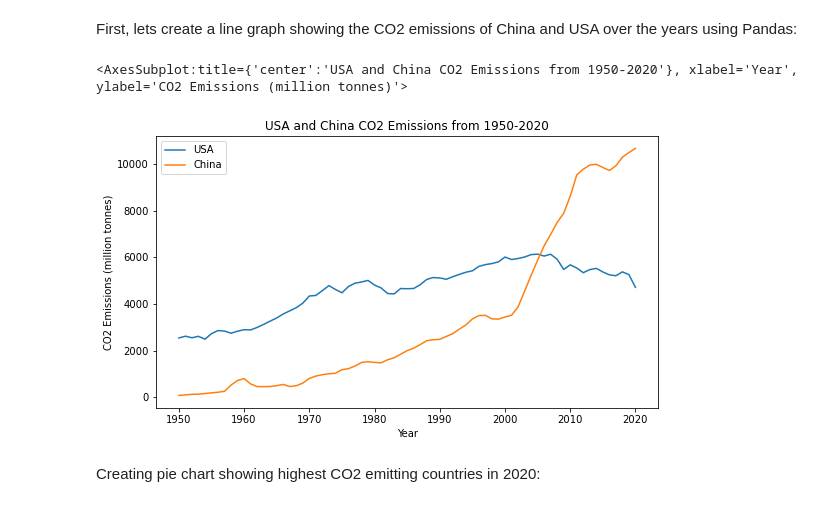
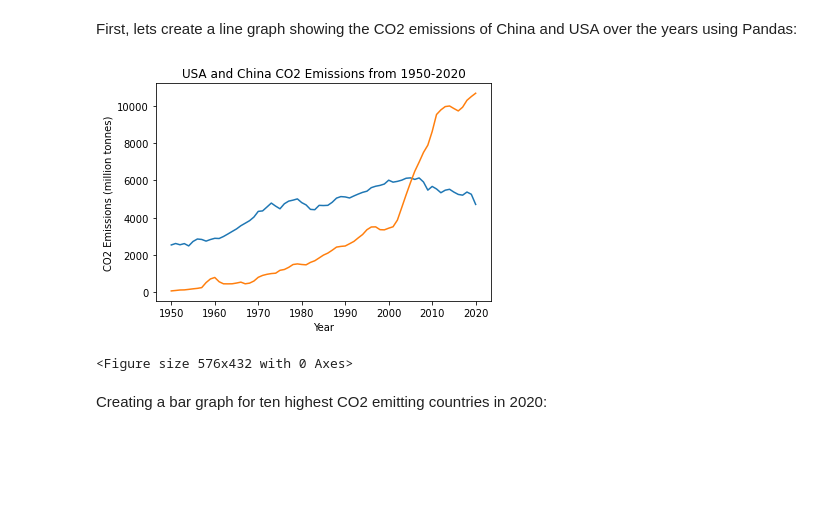
Before and after one commit to seanjkk/co2-emissions-project, a Jupyter notebook: analysis.ipynb, the cells around one changed output. Saved outputs shown, nothing was run; the diff lists cells and outputs as text; code cells hidden in the pictures; blank space fills up the shorter version.

```diff
--- a/analysis.ipynb
+++ b/analysis.ipynb
@@ -248,24 +254,30 @@ First, lets create a line graph showing the CO2 emissions of China and USA over
 # %%
 # Creating new data frame for each country
 df_usa = df[(df.country == 'United States')]
 df_china = df[(df.country == 'China')]
 
 # Creating a list for each country's CO2 values
 usa_co2 = df_usa['co2'].values.tolist()
 china_co2 = df_china['co2'].values.tolist()
 
 # Creating a new data frame with USA CO2, China CO2 and year values
 df_line = pd.DataFrame(
     { 'USA': usa_co2,
     'China': china_co2,
     'Year': year
     }
 )
 
 # Plotting graph
-df_line.plot.line(x='Year', ylabel='CO2 Emissions (million tonnes)', figsize = (9, 5), title = 'USA and China CO2 Emissions from 1950-2020')
+plt.plot(df_line['Year'], df_line['USA'])
+plt.plot(df_line['Year'], df_line['China'])
+plt.xlabel('Year')
+plt.ylabel('CO2 Emissions (million tonnes)')
+plt.title('USA and China CO2 Emissions from 1950-2020')
+plt.figure(figsize=(8, 6))
+plt.show()
 # %% [output]
+[figure, new version]
-<AxesSubplot:title={'center':'USA and China CO2 Emissions from 1950-2020'}, xlabel='Year', ylabel='CO2 Emissions (million tonnes)'>
+<Figure size 576x432 with 0 Axes>
-[figure, old version]
 # %% [markdown]
-Creating pie chart showing highest CO2 emitting countries in 2020:
+Creating a bar graph for ten highest CO2 emitting countries in 2020:
```
Also changed, not shown: parts of 10 cells of this notebook, 1 other file.
